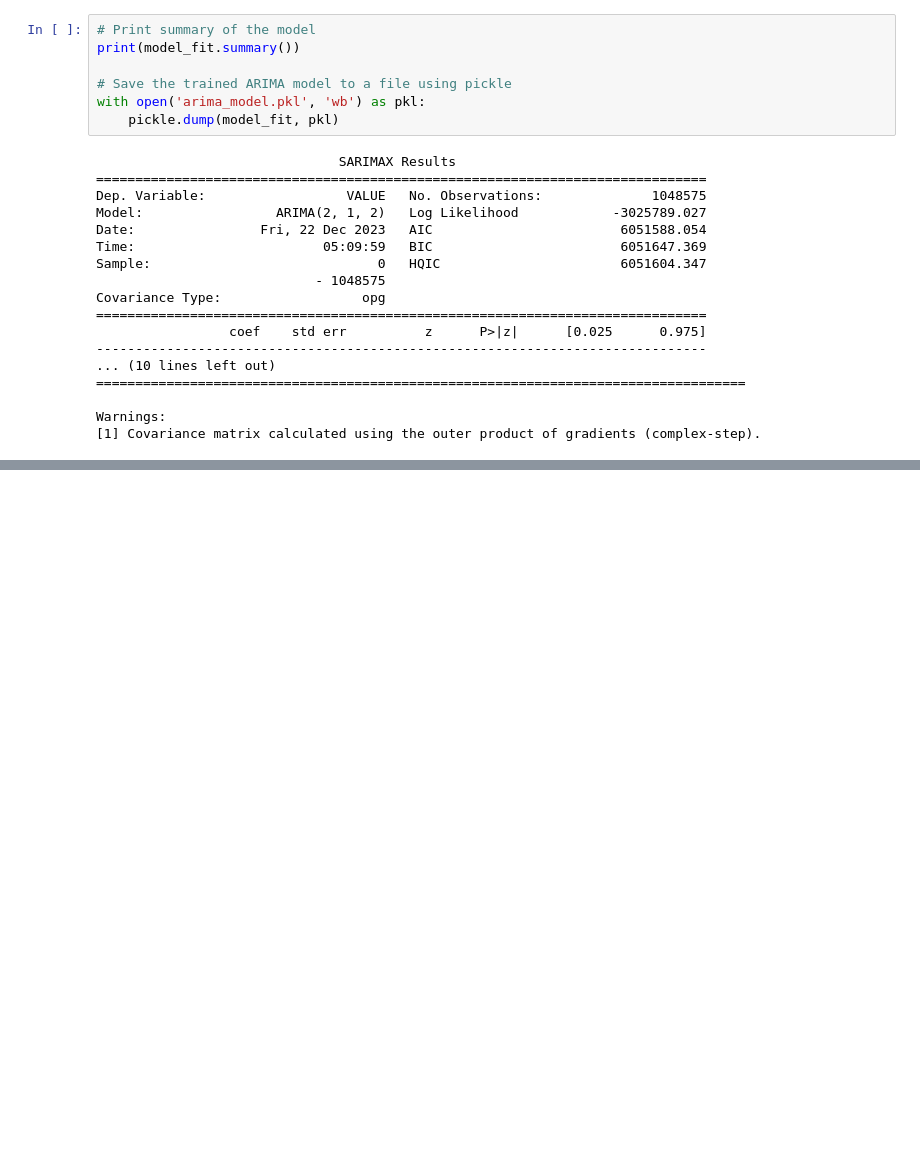
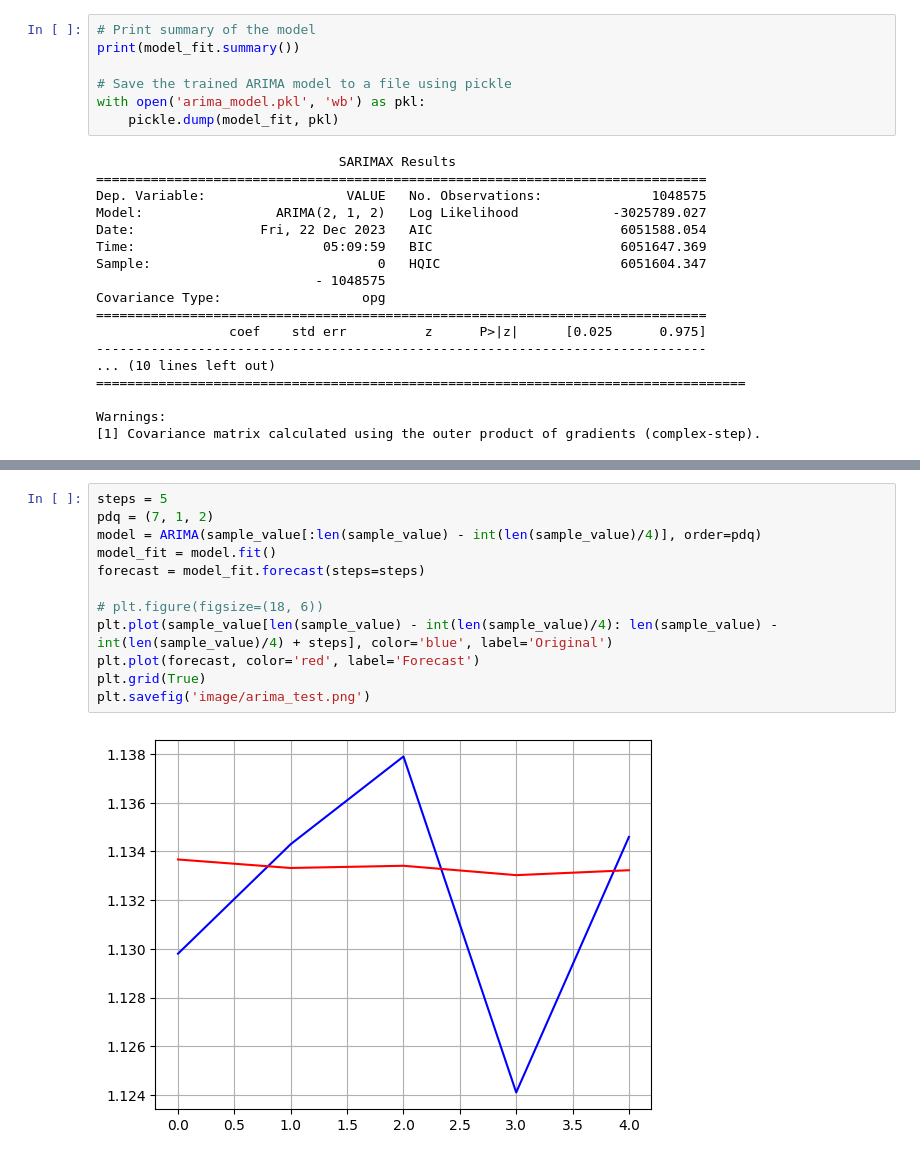
Before and after one commit to AI-General/Data_Analysis, a Jupyter notebook: research_arima.ipynb, the cells around one changed output, grey strips where cells are left out. Saved outputs shown, nothing was run; the diff lists cells and outputs as text; blank space fills up the shorter version.

```diff
--- a/research_arima.ipynb
+++ b/research_arima.ipynb
@@ -115,0 +113,14 @@ Name: predicted_mean, dtype: float64
+# %%
+steps = 5
+pdq = (7, 1, 2)
+model = ARIMA(sample_value[:len(sample_value) - int(len(sample_value)/4)], order=pdq)
+model_fit = model.fit()
+forecast = model_fit.forecast(steps=steps)
+
+# plt.figure(figsize=(18, 6))
+plt.plot(sample_value[len(sample_value) - int(len(sample_value)/4): len(sample_value) - int(len(sample_value)/4) + steps], color='blue', label='Original')
+plt.plot(forecast, color='red', label='Forecast')
+plt.grid(True)
+plt.savefig('image/arima_test.png')
+# %% [output]
+[figure, added]
```
Also changed, not shown: parts of 10 cells of this notebook, 5 other files.
